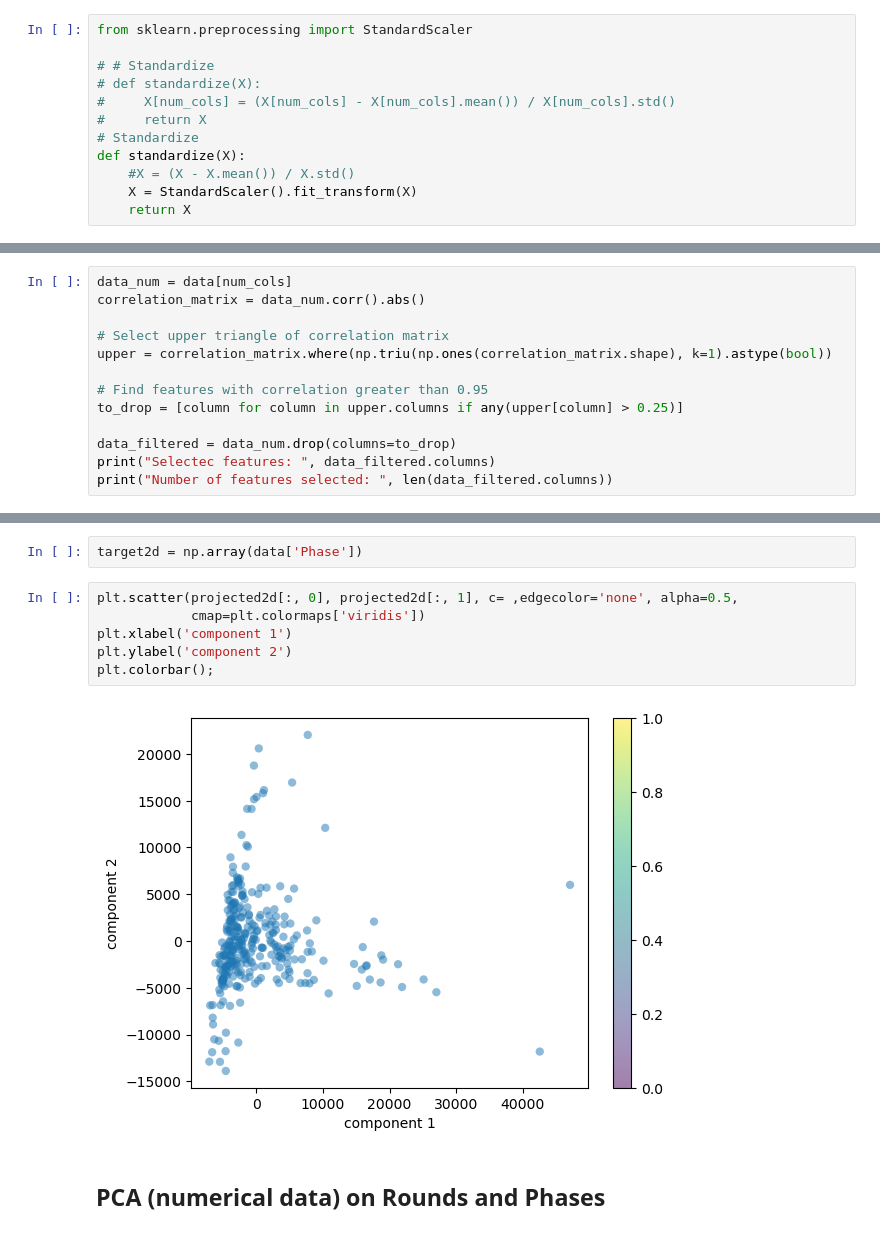
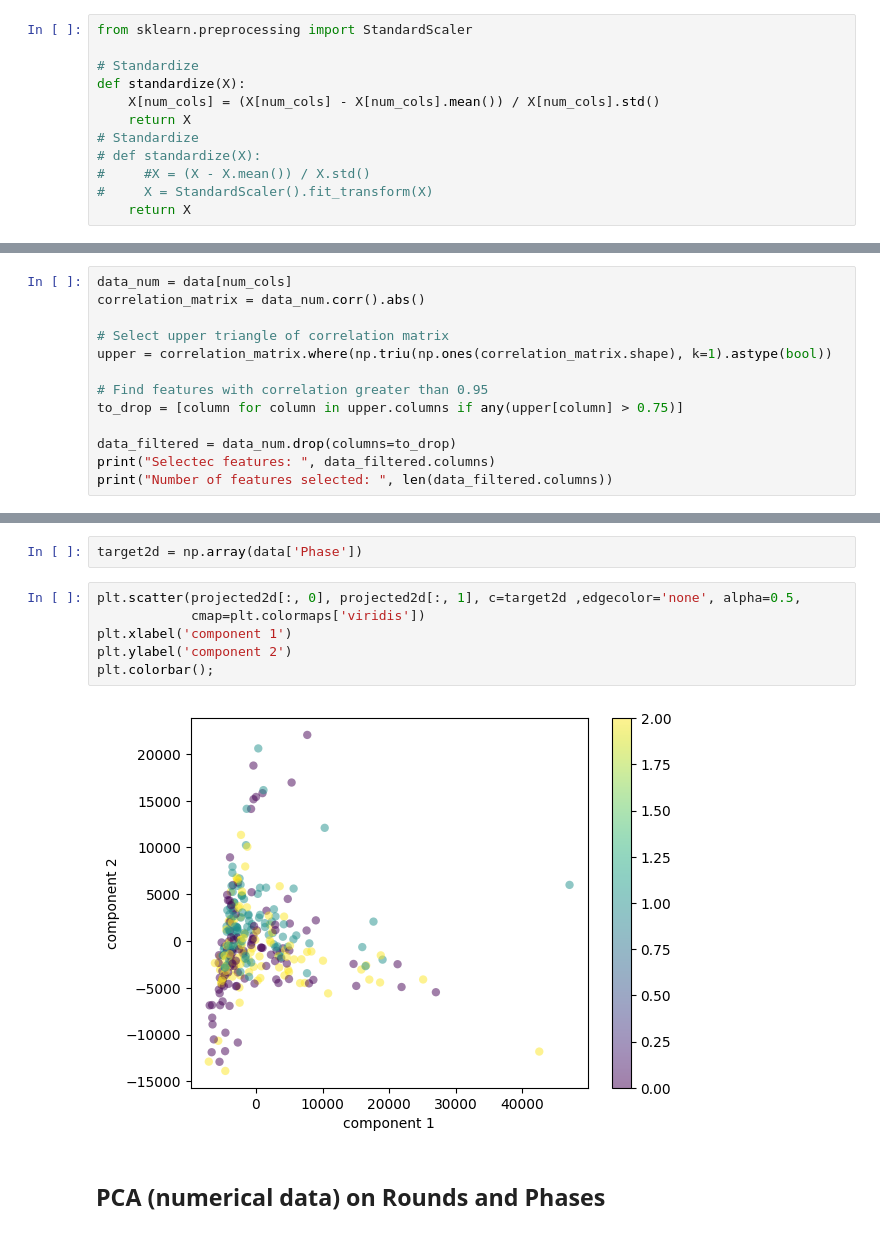
Before and after one commit to SorenBlattBendtsen/02582, a Jupyter notebook: Assignment_2/clusters_vs_emotions_pca.ipynb, the cells around one changed output, grey strips where cells are left out. Cells and saved outputs as stored; diff of their text form.

```diff
--- a/Assignment_2/clusters_vs_emotions_pca.ipynb
+++ b/Assignment_2/clusters_vs_emotions_pca.ipynb
@@ -79,15 +87,15 @@ data[missing_rows][missing_cols]
 # %%
 from sklearn.preprocessing import StandardScaler
 
-# # Standardize
-# def standardize(X):
-#     X[num_cols] = (X[num_cols] - X[num_cols].mean()) / X[num_cols].std()
-#     return X
 # Standardize
 def standardize(X):
-    #X = (X - X.mean()) / X.std()
-    X = StandardScaler().fit_transform(X)
+    X[num_cols] = (X[num_cols] - X[num_cols].mean()) / X[num_cols].std()
     return X
+# Standardize
+# def standardize(X):
+#     #X = (X - X.mean()) / X.std()
+#     X = StandardScaler().fit_transform(X)
+    return X
 # %% [markdown]
 ## Simple Feature Selection
 * Within pairs of features with high correlation, remove one of the features, in order to prevent multicollinarity
@@ -100,7 +108,7 @@ correlation_matrix = data_num.corr().abs()
 upper = correlation_matrix.where(np.triu(np.ones(correlation_matrix.shape), k=1).astype(bool))
 
 # Find features with correlation greater than 0.95
-to_drop = [column for column in upper.columns if any(upper[column] > 0.25)]
+to_drop = [column for column in upper.columns if any(upper[column] > 0.75)]
 
 data_filtered = data_num.drop(columns=to_drop)
 print("Selectec features: ", data_filtered.columns)
@@ -499,13 +514,13 @@ print(projected2d.shape)
 # %%
 target2d = np.array(data['Phase'])
 # %%
-plt.scatter(projected2d[:, 0], projected2d[:, 1], c= ,edgecolor='none', alpha=0.5,
+plt.scatter(projected2d[:, 0], projected2d[:, 1], c=target2d ,edgecolor='none', alpha=0.5,
             cmap=plt.colormaps['viridis'])
 plt.xlabel('component 1')
 plt.ylabel('component 2')
 plt.colorbar();
 # %% [output]
-[figure, old version]
+[figure, new version]
 # %% [markdown]
 ## PCA (numerical data) on Rounds and Phases
 # %%
```
Also changed, not shown: parts of 15 cells of this notebook, 6 other files.
